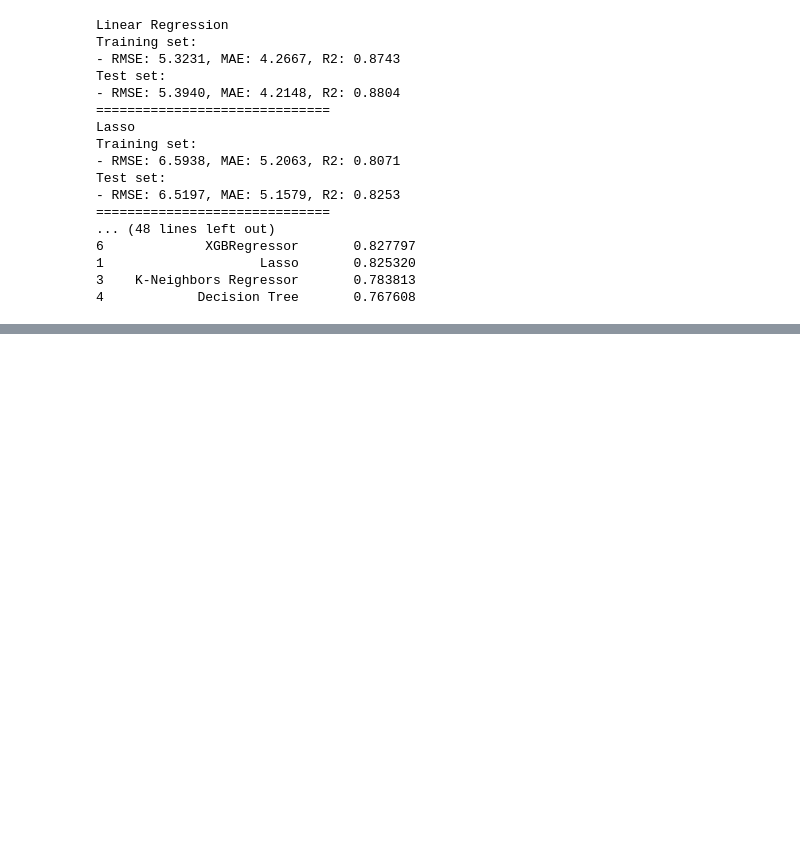
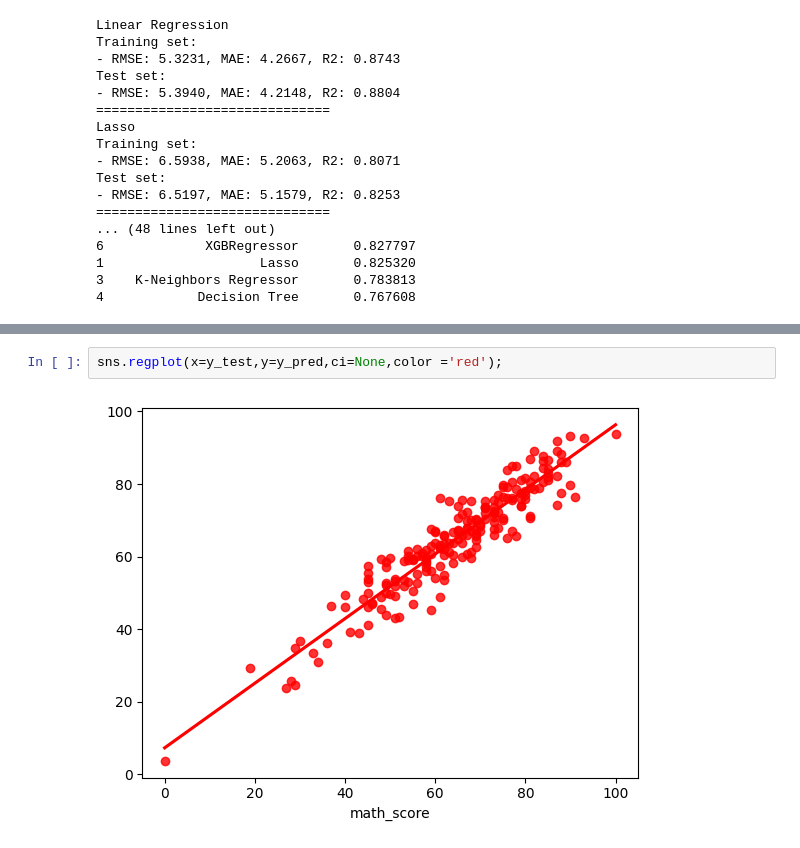
Before and after one commit to rentedninja/mlproject, a Jupyter notebook: notebook/Model Training.ipynb, the cells around one changed output, grey strips where cells are left out. Saved outputs shown, nothing was run; the diff lists cells and outputs as text; blank space fills up the shorter version.

```diff
--- a/notebook/Model Training.ipynb
+++ b/notebook/Model Training.ipynb
@@ -216,0 +250,4 @@ Test set:
+# %%
+sns.regplot(x=y_test,y=y_pred,ci=None,color ='red');
+# %% [output]
+[figure, added]
```
Also changed, not shown: parts of 8 cells of this notebook.
